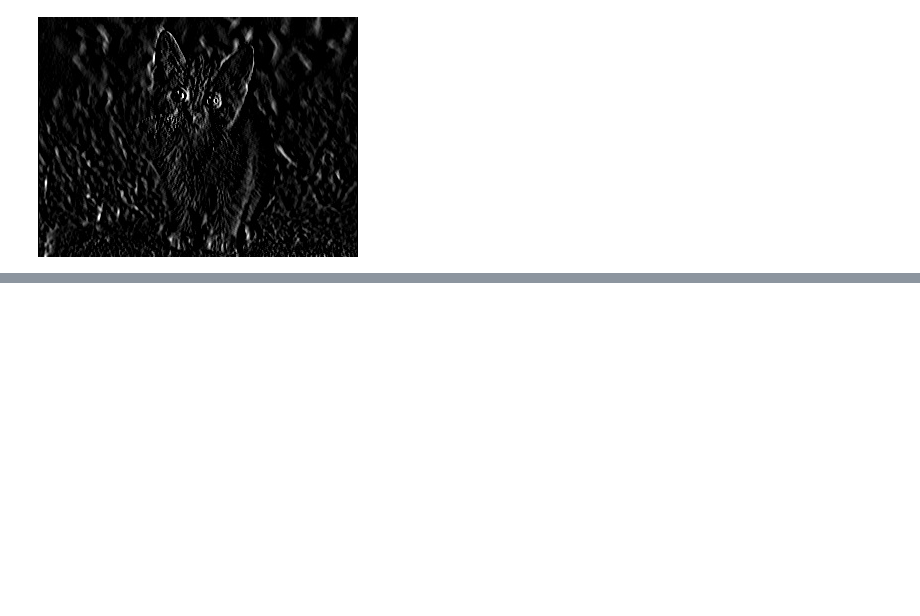
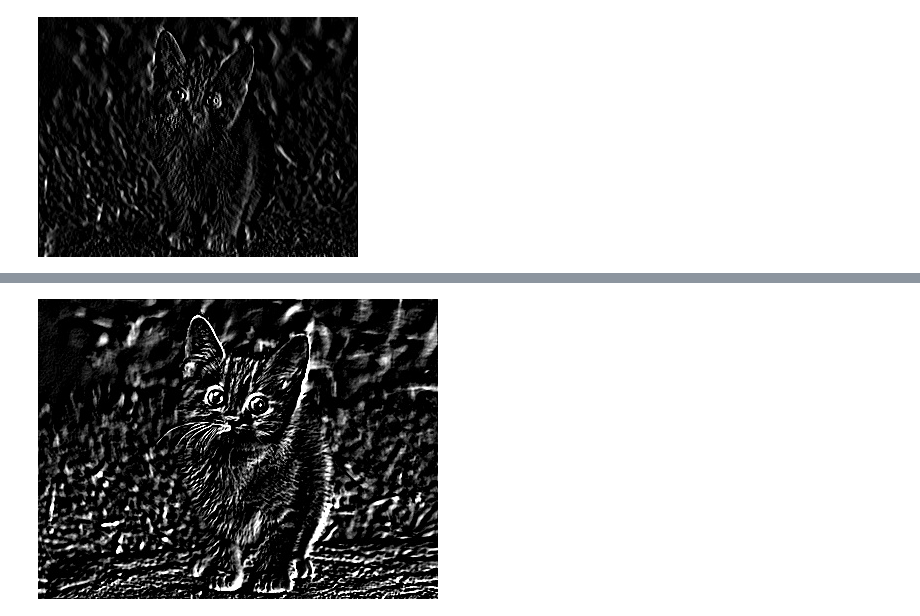
Before and after one commit to hellonico/origami-fun, a Jupyter notebook: jupyter/2dfilters.ipynb, the cells around one changed output, grey strips where cells are left out. Cells and saved outputs as stored; diff of their text form; code cells hidden in the pictures; blank space fills up the shorter version.

```diff
--- a/jupyter/2dfilters.ipynb
+++ b/jupyter/2dfilters.ipynb
@@ -141,0 +95,13 @@ nil
+# %%
+
+
+; kirch southwest
+(->
+ (imread "resources/images/cat.jpg" IMREAD_REDUCED_GRAYSCALE_4)
+  (filter-2-d! -1 (u/matrix-to-mat
+    [ [5 5 -3]
+      [5 0 -3]
+      [-3 -3 -3]]))
+  u/>>>)
+# %% [output]
+[figure, added]
```
Also changed, not shown: parts of 12 cells of this notebook, 2 other files.
